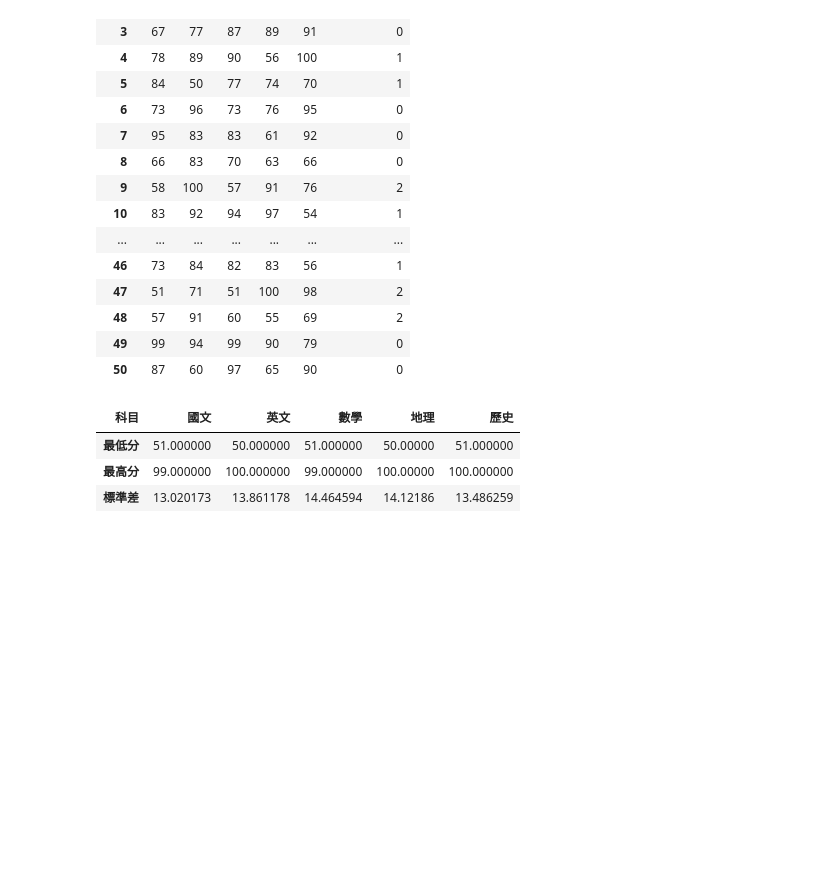
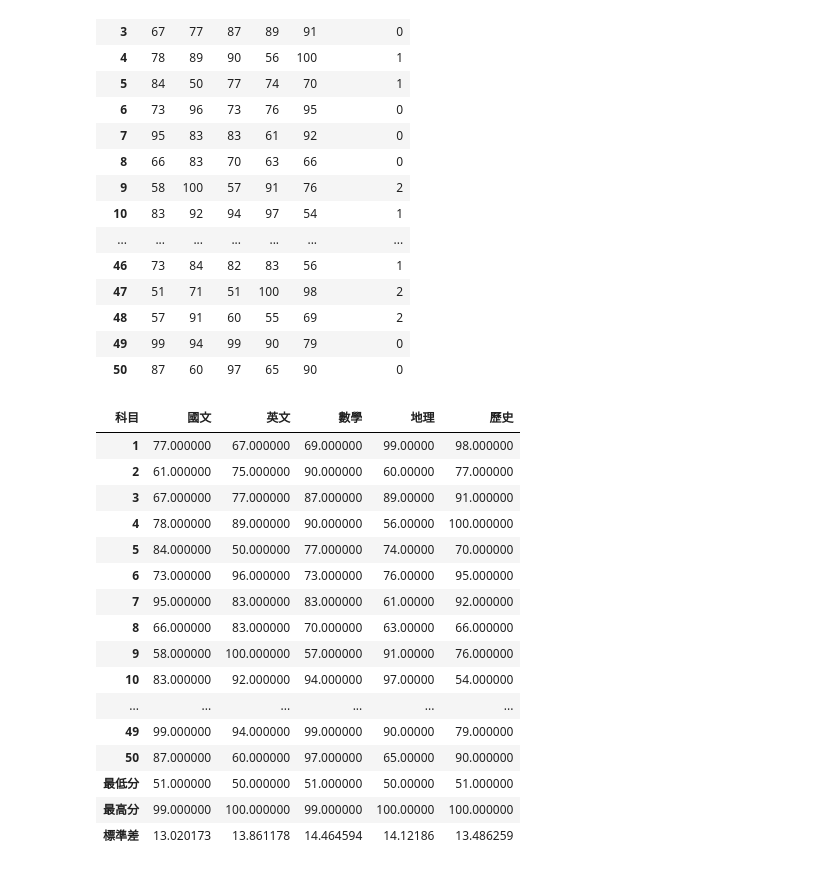
Before and after one commit to roberthsu2003/__2024_10_15__gjun_ai__, a Jupyter notebook: lesson17/lesson17_2.ipynb, the cells around one changed output. Drawn from its saved outputs; the diff is of its cells as text; code cells hidden in the pictures; blank space fills up the shorter version.

```diff
--- a/lesson17/lesson17_2.ipynb
+++ b/lesson17/lesson17_2.ipynb
@@ -59,9 +59,4 @@ scores_df1
 # %%
 def cal3(s):
     return pd.Series([s.min(),s.max(),s.std()],index=['最低分','最高分','標準差'])
-scores_df.apply(cal3)
+scores_df3 = scores_df.apply(cal3)
-# %% [output]
-| 科目 | 國文 | 英文 | 數學 | 地理 | 歷史 |
-| 最低分 | 51.000000 | 50.000000 | 51.000000 | 50.00000 | 51.000000 |
-| 最高分 | 99.000000 | 100.000000 | 99.000000 | 100.00000 | 100.000000 |
-| 標準差 | 13.020173 | 13.861178 | 14.464594 | 14.12186 | 13.486259 |
@@ -67,0 +66,20 @@ scores_df.apply(cal3)
+# %%
+pd.concat([scores_df,scores_df3])
+# %% [output]
+| 科目 | 國文 | 英文 | 數學 | 地理 | 歷史 |
+| 1 | 77.000000 | 67.000000 | 69.000000 | 99.00000 | 98.000000 |
+| 2 | 61.000000 | 75.000000 | 90.000000 | 60.00000 | 77.000000 |
+| 3 | 67.000000 | 77.000000 | 87.000000 | 89.00000 | 91.000000 |
+| 4 | 78.000000 | 89.000000 | 90.000000 | 56.00000 | 100.000000 |
+| 5 | 84.000000 | 50.000000 | 77.000000 | 74.00000 | 70.000000 |
+| 6 | 73.000000 | 96.000000 | 73.000000 | 76.00000 | 95.000000 |
+| 7 | 95.000000 | 83.000000 | 83.000000 | 61.00000 | 92.000000 |
+| 8 | 66.000000 | 83.000000 | 70.000000 | 63.00000 | 66.000000 |
+| 9 | 58.000000 | 100.000000 | 57.000000 | 91.00000 | 76.000000 |
+| 10 | 83.000000 | 92.000000 | 94.000000 | 97.00000 | 54.000000 |
+| ... | ... | ... | ... | ... | ... |
+| 49 | 99.000000 | 94.000000 | 99.000000 | 90.00000 | 79.000000 |
+| 50 | 87.000000 | 60.000000 | 97.000000 | 65.00000 | 90.000000 |
+| 最低分 | 51.000000 | 50.000000 | 51.000000 | 50.00000 | 51.000000 |
+| 最高分 | 99.000000 | 100.000000 | 99.000000 | 100.00000 | 100.000000 |
+| 標準差 | 13.020173 | 13.861178 | 14.464594 | 14.12186 | 13.486259 |
```
Also changed, not shown: parts of 1 cell of this notebook.
